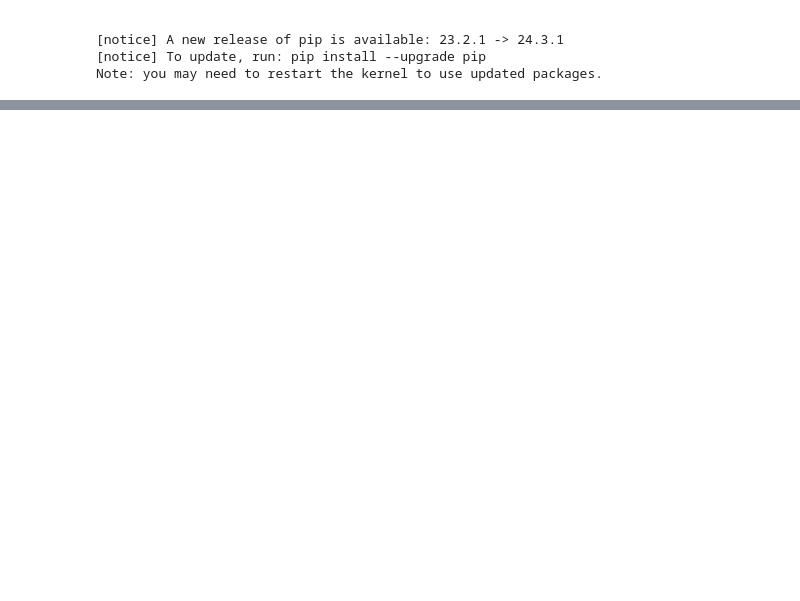
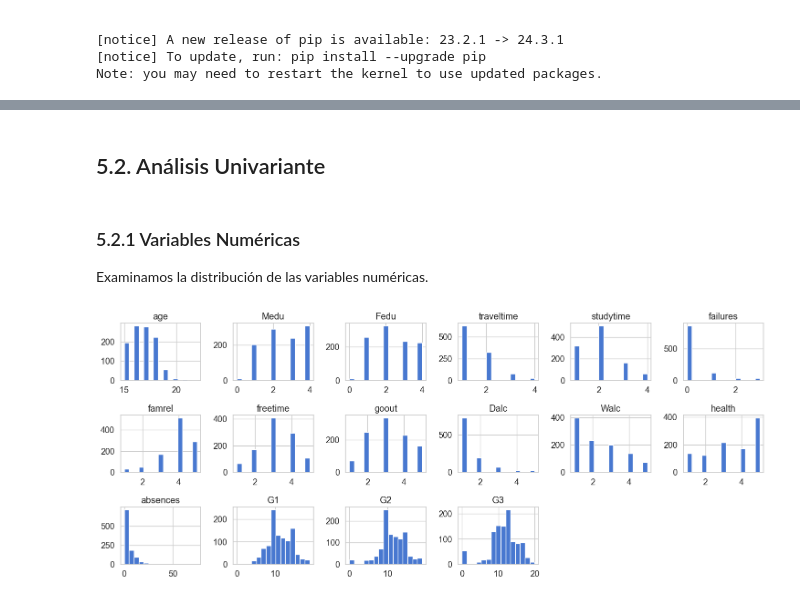
Before and after one commit to OrvarOddr/Prediccion_Rendimiento_Estudiantil, a Jupyter notebook: notebooks/Prediccion_Rendimiento.ipynb, the cells around one changed output, grey strips where cells are left out. Drawn from its saved outputs; the diff is of its cells as text; code cells hidden in the pictures; blank space fills up the shorter version.

```diff
--- a/notebooks/Prediccion_Rendimiento.ipynb
+++ b/notebooks/Prediccion_Rendimiento.ipynb
@@ -39,17 +86,0 @@ Note: you may need to restart the kernel to use updated packages.
-# %%
-# Importar bibliotecas
-import pandas as pd
-import numpy as np
-import matplotlib.pyplot as plt
-import seaborn as sns
-
-# Configurar las visualizaciones
-%matplotlib inline
-sns.set(style='whitegrid', palette='deep')
-
-# Cargar los datos
-data_mat = pd.read_csv('../data/student-mat.csv', sep=';')
-data_por = pd.read_csv('../data/student-por.csv', sep=';')
-
-# Combinar los datasets si es necesario
-data = pd.concat([data_mat, data_por], ignore_index=True)
@@ -1155,0 +93,14 @@ Se puede utilizar esta información para tomar decisiones o realizar análisis a
+# %%
+# Importar librerías
+import pandas as pd
+import numpy as np
+import matplotlib.pyplot as plt
+import seaborn as sns
+
+# Configuraciones de visualización
+%matplotlib inline
+sns.set(style='whitegrid', palette='muted', font_scale=1.2)
+
+# Ignorar advertencias
+import warnings
+warnings.filterwarnings('ignore')
@@ -1155,0 +154,3 @@ Se puede utilizar esta información para tomar decisiones o realizar análisis a
+# %%
+data_mat['subject'] = 'Math'
+data_por['subject'] = 'Portuguese'
@@ -1155,0 +160,2 @@ Se puede utilizar esta información para tomar decisiones o realizar análisis a
+# %%
+data_combined = pd.concat([data_mat, data_por], ignore_index=True)
@@ -1155,0 +208,15 @@ Se puede utilizar esta información para tomar decisiones o realizar análisis a
+# %% [markdown]
+## 5.2. Análisis Univariante
+# %% [markdown]
+### 5.2.1 Variables Numéricas
+Examinamos la distribución de las variables numéricas.
+# %%
+# Variables numéricas
+numeric_vars = data_combined.select_dtypes(include=['int64', 'float64']).columns.tolist()
+
+# Histograma de variables numéricas
+data_combined[numeric_vars].hist(bins=15, figsize=(15, 12), layout=(6, 6))
+plt.tight_layout()
+plt.show()
+# %% [output]
+[figure, added]
```
Also changed, not shown: parts of 361 cells of this notebook, 1 other file.
